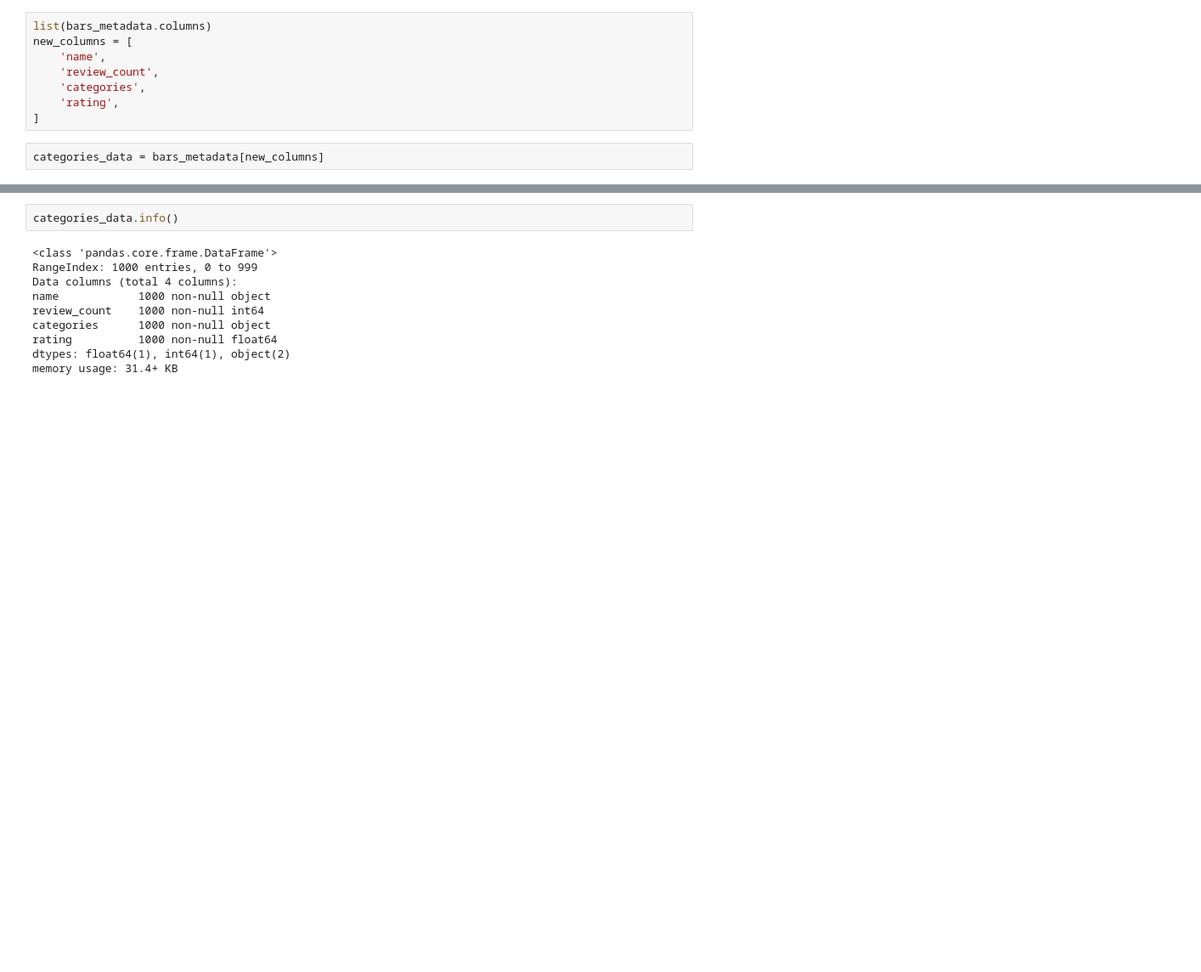
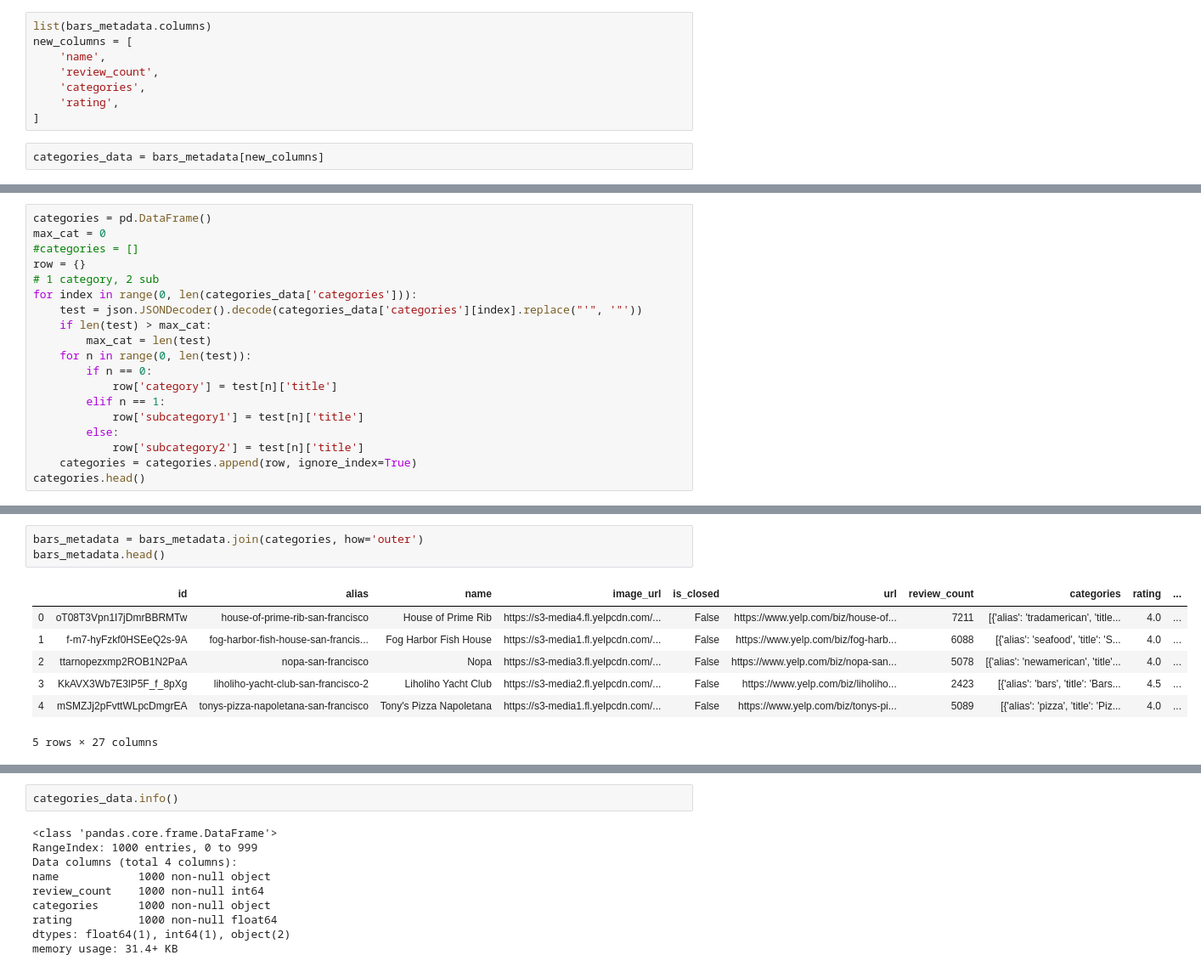
Before and after one commit to joemiller4500/d3-project, a Jupyter notebook: BarsData.ipynb, the cells around one changed output, grey strips where cells are left out. Shown at 85% size. Cells and saved outputs as stored; diff of their text form; blank space fills up the shorter version.

```diff
--- a/BarsData.ipynb
+++ b/BarsData.ipynb
@@ -68,0 +54,19 @@ categories_data
+# %%
+categories = pd.DataFrame()
+max_cat = 0
+#categories = []
+row = {}
+# 1 category, 2 sub
+for index in range(0, len(categories_data['categories'])):
+    test = json.JSONDecoder().decode(categories_data['categories'][index].replace("'", '"'))
+    if len(test) > max_cat:
+        max_cat = len(test)
+    for n in range(0, len(test)):
+        if n == 0:
+            row['category'] = test[n]['title']
+        elif n == 1:
+            row['subcategory1'] = test[n]['title']
+        else:
+            row['subcategory2'] = test[n]['title']
+    categories = categories.append(row, ignore_index=True)
+categories.head()
@@ -68,0 +80,11 @@ categories_data
+# %%
+bars_metadata = bars_metadata.join(categories, how='outer')
+bars_metadata.head()
+# %% [output]
+|  | id | alias | name | image_url | is_closed | url | review_count | categories | rating | ... |
+| 0 | oT08T3Vpn1I7jDmrBBRMTw | house-of-prime-rib-san-francisco | House of Prime Rib | https://s3-media4.fl.yelpcdn.com/... | False | https://www.yelp.com/biz/house-of... | 7211 | [{'alias': 'tradamerican', 'title... | 4.0 | ... |
+| 1 | f-m7-hyFzkf0HSEeQ2s-9A | fog-harbor-fish-house-san-francis... | Fog Harbor Fish House | https://s3-media1.fl.yelpcdn.com/... | False | https://www.yelp.com/biz/fog-harb... | 6088 | [{'alias': 'seafood', 'title': 'S... | 4.0 | ... |
+| 2 | ttarnopezxmp2ROB1N2PaA | nopa-san-francisco | Nopa | https://s3-media3.fl.yelpcdn.com/... | False | https://www.yelp.com/biz/nopa-san... | 5078 | [{'alias': 'newamerican', 'title'... | 4.0 | ... |
+| 3 | KkAVX3Wb7E3lP5F_f_8pXg | liholiho-yacht-club-san-francisco-2 | Liholiho Yacht Club | https://s3-media2.fl.yelpcdn.com/... | False | https://www.yelp.com/biz/liholiho... | 2423 | [{'alias': 'bars', 'title': 'Bars... | 4.5 | ... |
+| 4 | mSMZJj2pFvttWLpcDmgrEA | tonys-pizza-napoletana-san-francisco | Tony's Pizza Napoletana | https://s3-media1.fl.yelpcdn.com/... | False | https://www.yelp.com/biz/tonys-pi... | 5089 | [{'alias': 'pizza', 'title': 'Piz... | 4.0 | ... |
+5 rows × 27 columns
```
Also changed, not shown: parts of 15 cells of this notebook, 26 other files.
